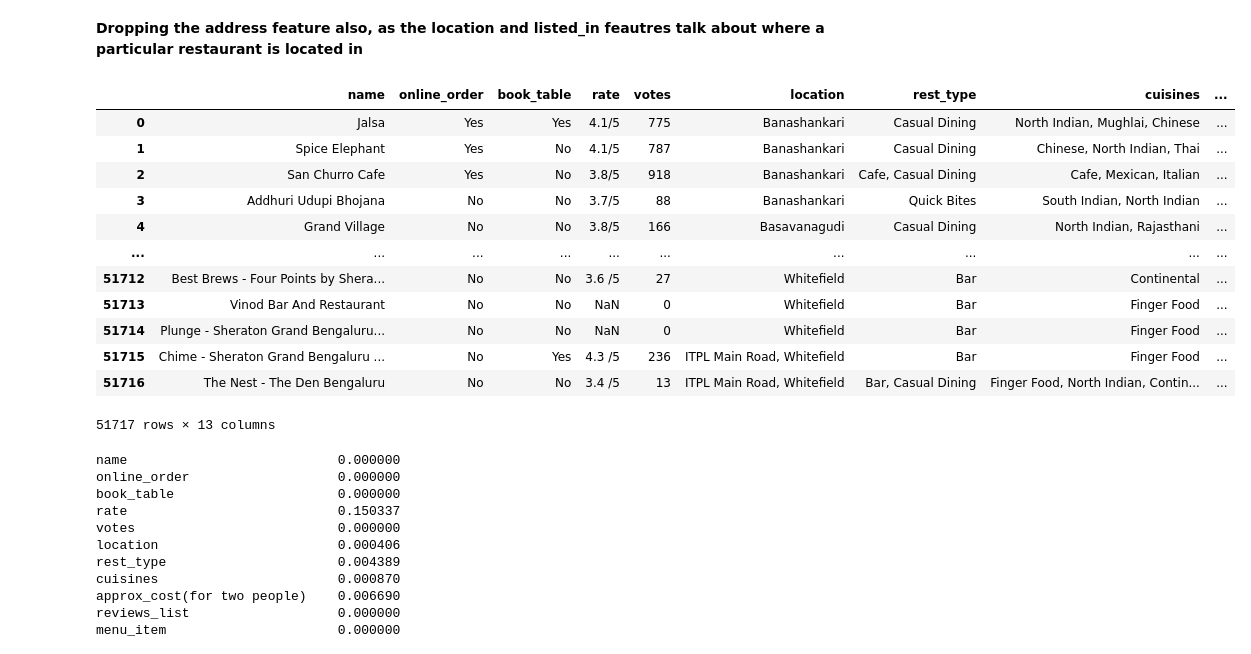
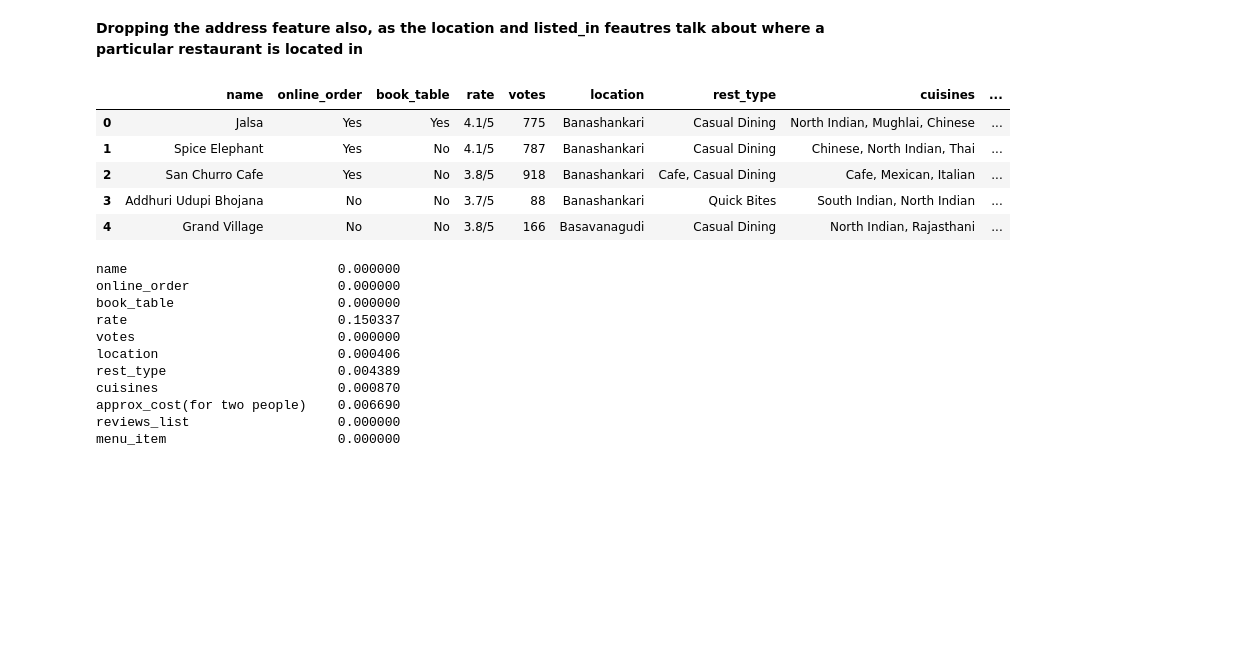
Before and after one commit to Hariprasad893/EDA-on-Zomato-Bangalore-Restaurants-data-set, a Jupyter notebook: Exploratory_Data_Analysis_on_Zomato_Bangalore_restaurants_data_set_.ipynb, the cells around one changed output. Saved outputs shown, nothing was run; the diff lists cells and outputs as text; code cells hidden in the pictures; blank space fills up the shorter version.

```diff
--- a/Exploratory_Data_Analysis_on_Zomato_Bangalore_restaurants_data_set_.ipynb
+++ b/Exploratory_Data_Analysis_on_Zomato_Bangalore_restaurants_data_set_.ipynb
@@ -151,21 +157,14 @@ df.head()
 # %%
 df.drop('address',axis=1,inplace=True)
 # %%
-df
+df.head()
 # %% [output]
 |  | name | online_order | book_table | rate | votes | location | rest_type | cuisines | ... |
 | 0 | Jalsa | Yes | Yes | 4.1/5 | 775 | Banashankari | Casual Dining | North Indian, Mughlai, Chinese | ... |
 | 1 | Spice Elephant | Yes | No | 4.1/5 | 787 | Banashankari | Casual Dining | Chinese, North Indian, Thai | ... |
 | 2 | San Churro Cafe | Yes | No | 3.8/5 | 918 | Banashankari | Cafe, Casual Dining | Cafe, Mexican, Italian | ... |
 | 3 | Addhuri Udupi Bhojana | No | No | 3.7/5 | 88 | Banashankari | Quick Bites | South Indian, North Indian | ... |
 | 4 | Grand Village | No | No | 3.8/5 | 166 | Basavanagudi | Casual Dining | North Indian, Rajasthani | ... |
-| ... | ... | ... | ... | ... | ... | ... | ... | ... | ... |
-| 51712 | Best Brews - Four Points by Shera... | No | No | 3.6 /5 | 27 | Whitefield | Bar | Continental | ... |
-| 51713 | Vinod Bar And Restaurant | No | No | NaN | 0 | Whitefield | Bar | Finger Food | ... |
-| 51714 | Plunge - Sheraton Grand Bengaluru... | No | No | NaN | 0 | Whitefield | Bar | Finger Food | ... |
-| 51715 | Chime - Sheraton Grand Bengaluru ... | No | Yes | 4.3 /5 | 236 | ITPL Main Road, Whitefield | Bar | Finger Food | ... |
-| 51716 | The Nest - The Den Bengaluru | No | No | 3.4 /5 | 13 | ITPL Main Road, Whitefield | Bar, Casual Dining | Finger Food, North Indian, Contin... | ... |
-51717 rows × 13 columns
 # %%
 df.isna().sum()/len(df)
 # %% [output]
```
Also changed, not shown: parts of 39 cells of this notebook.
